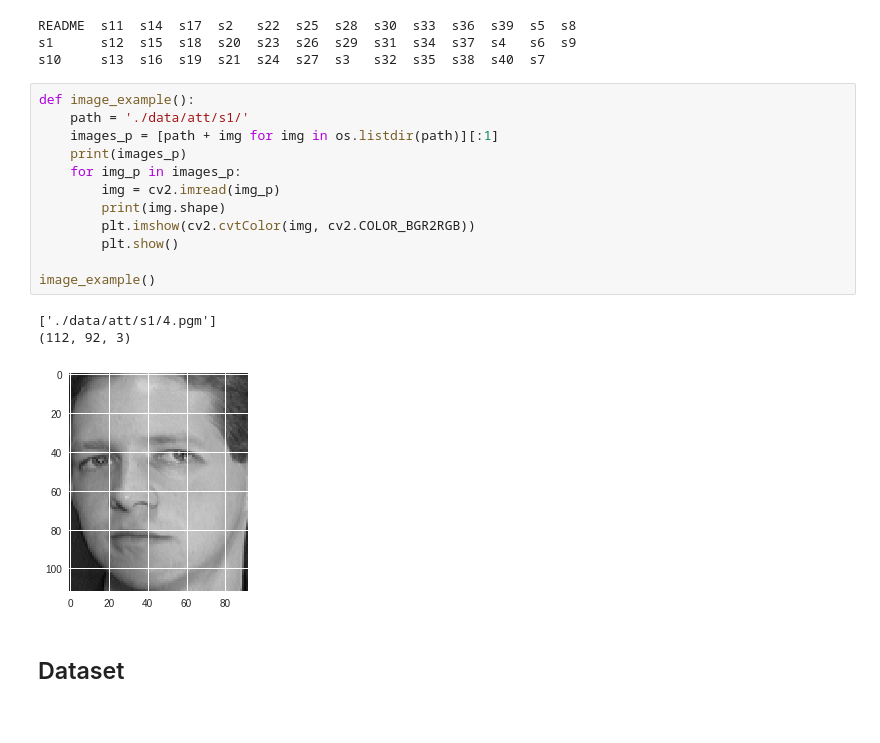
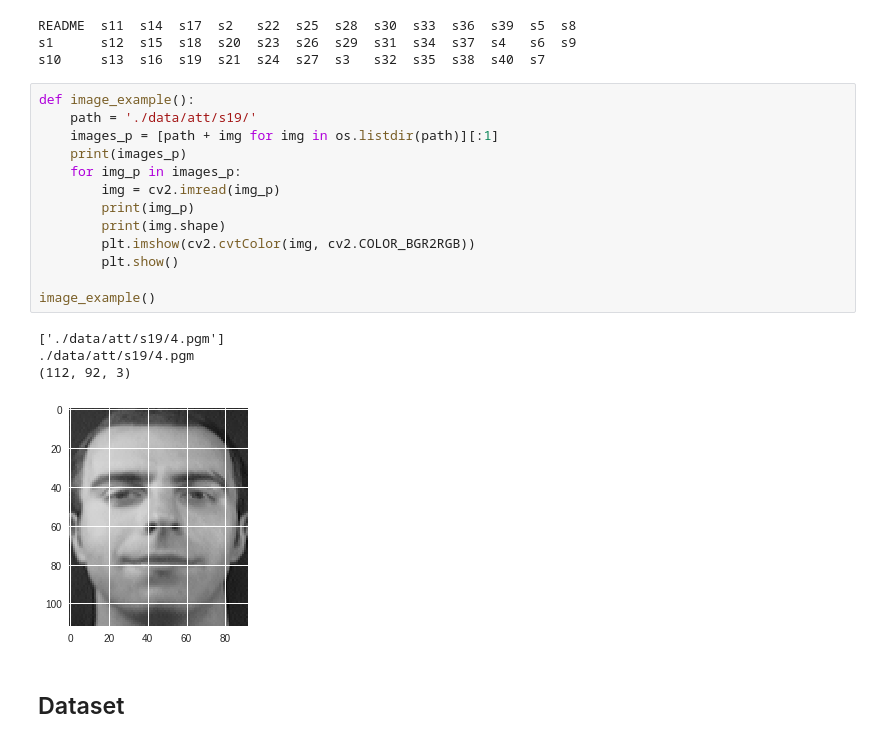
Before and after one commit to MoonL1ght/ML-Things, a Jupyter notebook: COLAB/FaceVerification/FaceVerif.ipynb, the cells around one changed output. Drawn from its saved outputs; the diff is of its cells as text.

```diff
--- a/COLAB/FaceVerification/FaceVerif.ipynb
+++ b/COLAB/FaceVerification/FaceVerif.ipynb
@@ -121,19 +121,21 @@ s1      s12  s15  s18  s20  s23  s26  s29  s31  s34  s37  s4   s6  s9
 s10     s13  s16  s19  s21  s24  s27  s3   s32  s35  s38  s40  s7
 # %%
 def image_example():
-    path = './data/att/s1/'
+    path = './data/att/s19/'
     images_p = [path + img for img in os.listdir(path)][:1]
     print(images_p)
     for img_p in images_p:
         img = cv2.imread(img_p)
+        print(img_p)
         print(img.shape)
         plt.imshow(cv2.cvtColor(img, cv2.COLOR_BGR2RGB))
         plt.show()
 
 image_example()
 # %% [output]
-['./data/att/s1/4.pgm']
+['./data/att/s19/4.pgm']
+./data/att/s19/4.pgm
 (112, 92, 3)
-[figure, old version]
+[figure, new version]
 # %% [markdown]
 ## Dataset
```
Also changed, not shown: parts of 13 cells of this notebook.
